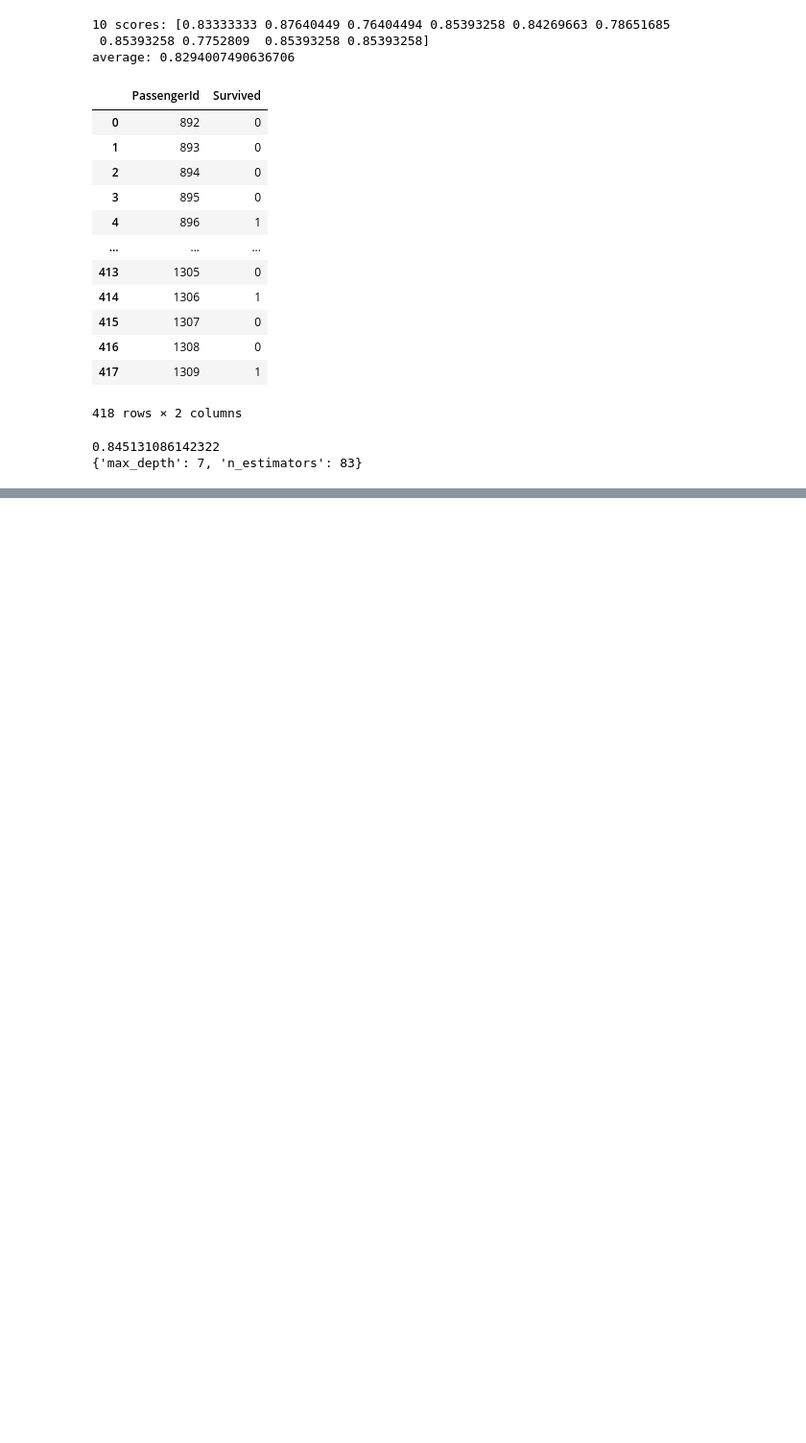
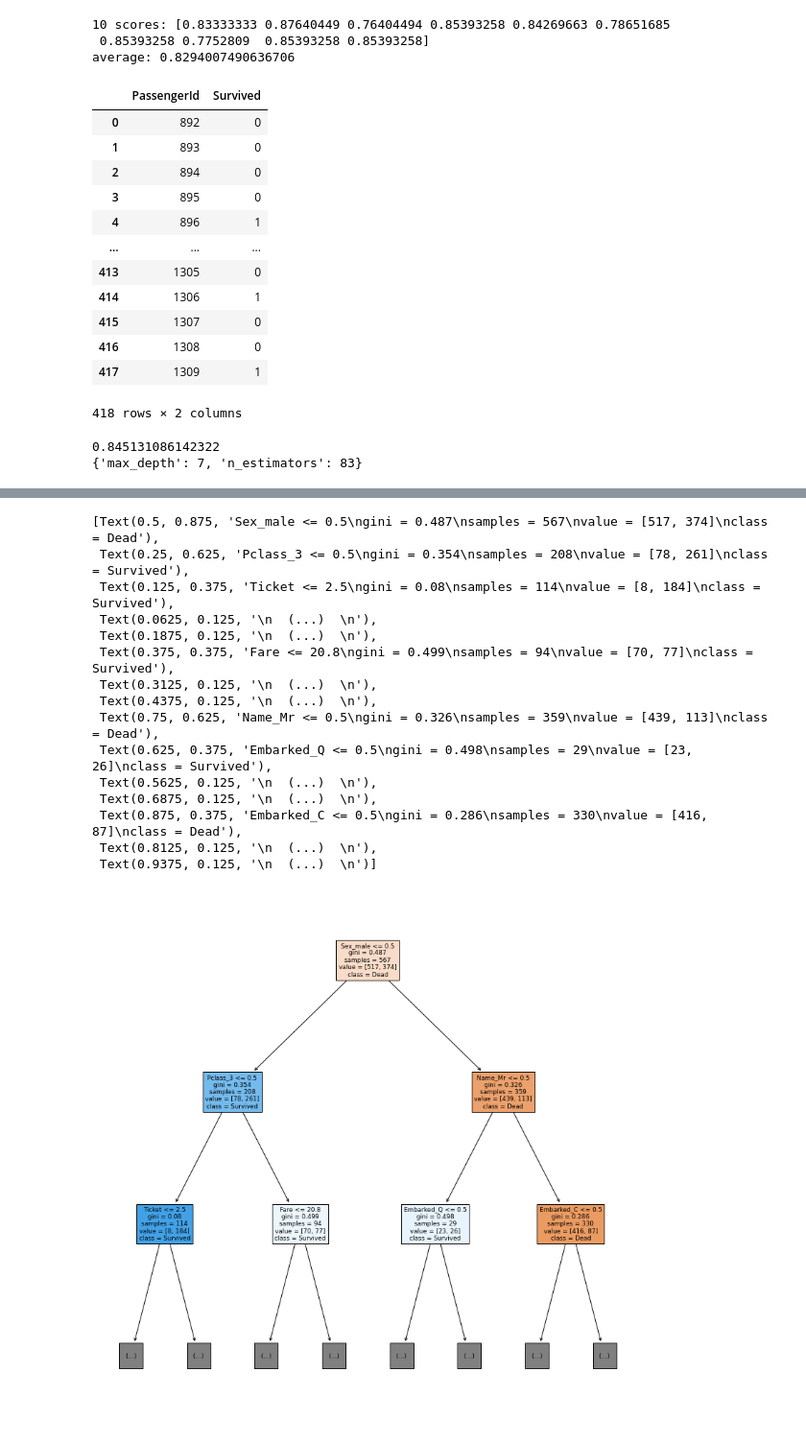
Before and after one commit to puff-tw/1017, a Jupyter notebook: titanic.ipynb, the cells around one changed output, grey strips where cells are left out. Shown: that part at 96% size. Drawn from its saved outputs; the diff is of its cells as text; code cells hidden in the pictures; blank space fills up the shorter version.

```diff
--- a/titanic.ipynb
+++ b/titanic.ipynb
@@ -327,3 +328,12 @@ print(search.best_params_) # 哪一組參數能達到最好分數
 # %% [output]
 0.845131086142322
 {'max_depth': 7, 'n_estimators': 83}
+# %%
+clf = search.best_estimator_
+pre = clf.predict(x_predict)
+result = pd.DataFrame({
+    "PassengerId":predicts["PassengerId"],
+    "Survived":pre
+})
+result.to_csv("rf.csv", encoding="utf-8", index=False)
+result
@@ -329,0 +354,27 @@ print(search.best_params_) # 哪一組參數能達到最好分數
+# %%
+# 如果你想知道rf的某一個決策樹的樣子
+import matplotlib.pyplot as plt
+from sklearn.tree import plot_tree
+plt.figure(figsize=(14, 14))
+plot_tree(clf.estimators_[0],
+     feature_names=combine.columns,
+     filled=True,
+     max_depth=2,
+     class_names=["Dead", "Survived"])
+# %% [output]
+[Text(0.5, 0.875, 'Sex_male <= 0.5\ngini = 0.487\nsamples = 567\nvalue = [517, 374]\nclass = Dead'),
+ Text(0.25, 0.625, 'Pclass_3 <= 0.5\ngini = 0.354\nsamples = 208\nvalue = [78, 261]\nclass = Survived'),
+ Text(0.125, 0.375, 'Ticket <= 2.5\ngini = 0.08\nsamples = 114\nvalue = [8, 184]\nclass = Survived'),
+ Text(0.0625, 0.125, '\n  (...)  \n'),
+ Text(0.1875, 0.125, '\n  (...)  \n'),
+ Text(0.375, 0.375, 'Fare <= 20.8\ngini = 0.499\nsamples = 94\nvalue = [70, 77]\nclass = Survived'),
+ Text(0.3125, 0.125, '\n  (...)  \n'),
+ Text(0.4375, 0.125, '\n  (...)  \n'),
+ Text(0.75, 0.625, 'Name_Mr <= 0.5\ngini = 0.326\nsamples = 359\nvalue = [439, 113]\nclass = Dead'),
+ Text(0.625, 0.375, 'Embarked_Q <= 0.5\ngini = 0.498\nsamples = 29\nvalue = [23, 26]\nclass = Survived'),
+ Text(0.5625, 0.125, '\n  (...)  \n'),
+ Text(0.6875, 0.125, '\n  (...)  \n'),
+ Text(0.875, 0.375, 'Embarked_C <= 0.5\ngini = 0.286\nsamples = 330\nvalue = [416, 87]\nclass = Dead'),
+ Text(0.8125, 0.125, '\n  (...)  \n'),
+ Text(0.9375, 0.125, '\n  (...)  \n')]
+[figure, added]
```
Also changed, not shown: parts of 3 cells of this notebook.
